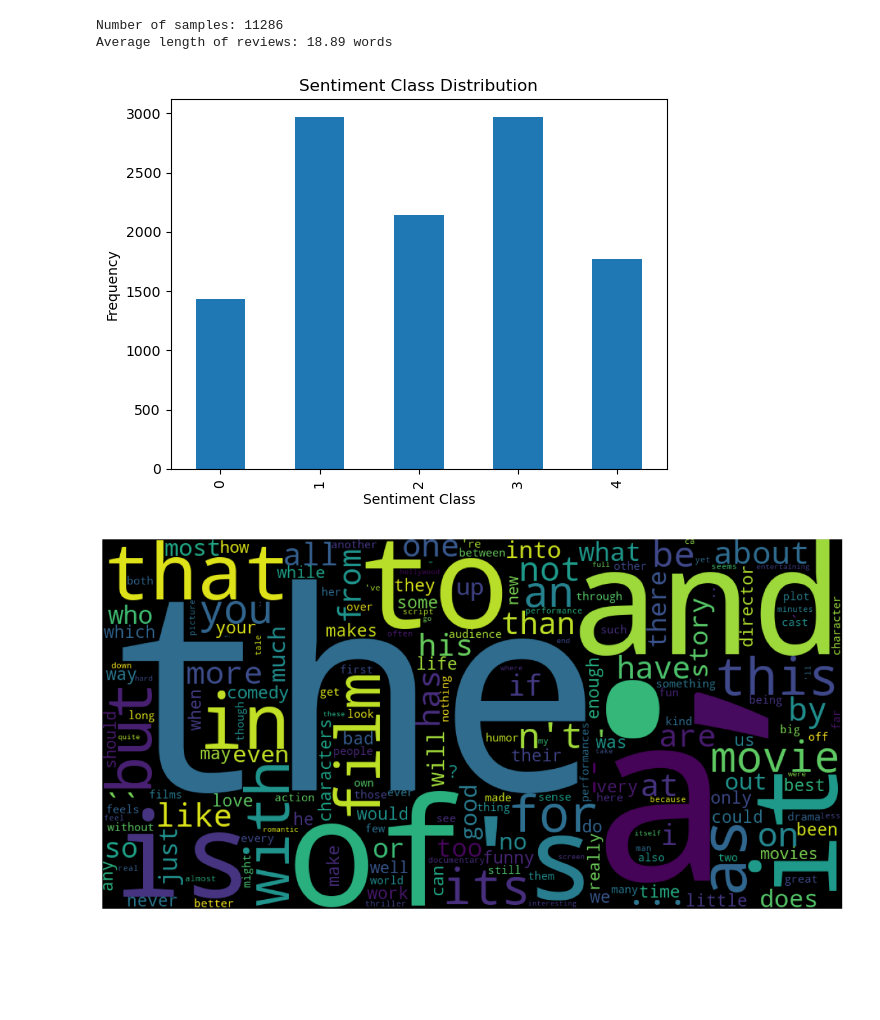
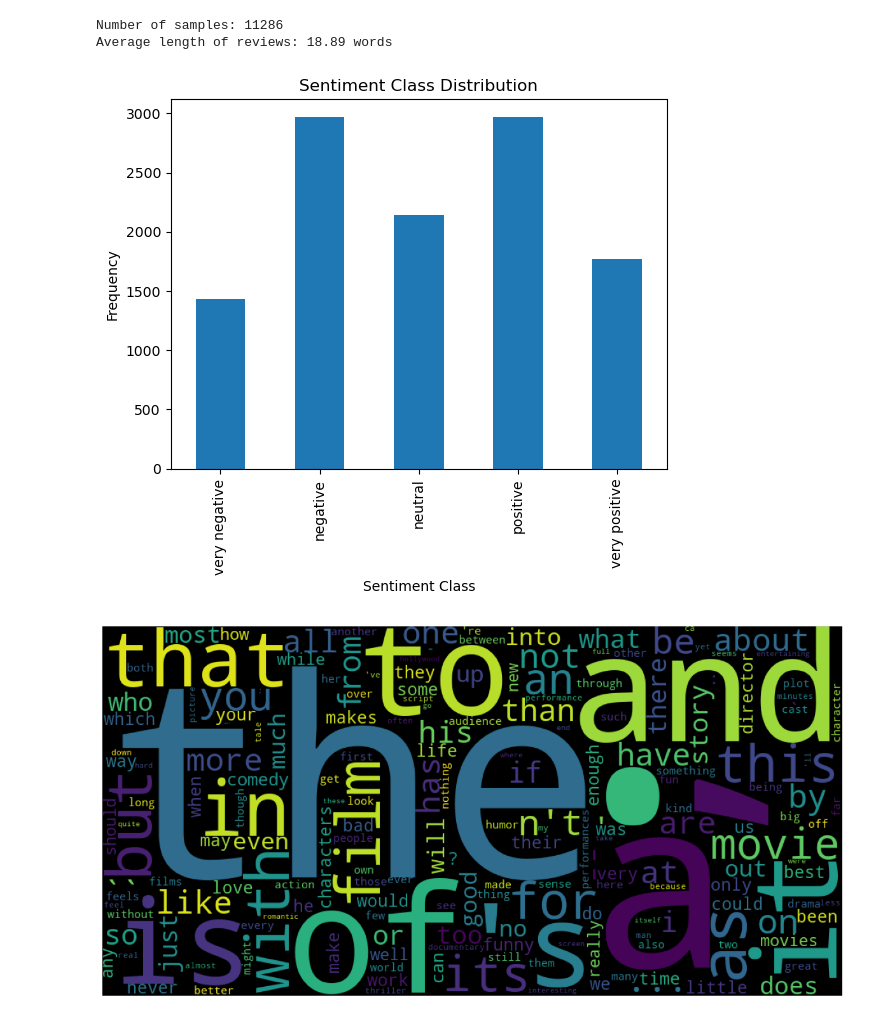
Before and after one commit to DaveS24/RealTime-SentimentAnalyzer, a Jupyter notebook: scripts/data_analysis.ipynb, the cells around one changed output. Saved outputs shown, nothing was run; the diff lists cells and outputs as text; code cells hidden in the pictures; blank space fills up the shorter version.

```diff
--- a/scripts/data_analysis.ipynb
+++ b/scripts/data_analysis.ipynb
@@ -39,13 +39,18 @@ Number of samples: 11286
 Average length of reviews: 18.89 words
 # %%
 # Sentiment Class Distribution
-sentiment_data['sentiment_values'].value_counts().sort_index().plot(kind='bar')
+sentiment_classes = {0: 'very negative', 1: 'negative', 2: 'neutral', 3: 'positive', 4: 'very positive'}
+
+sentiment_counts = sentiment_data['sentiment_values'].value_counts().sort_index()
+sentiment_counts.index = sentiment_counts.index.map(sentiment_classes)
+
+sentiment_counts.plot(kind='bar')
 plt.title('Sentiment Class Distribution')
 plt.xlabel('Sentiment Class')
 plt.ylabel('Frequency')
 plt.show()
 # %% [output]
-[figure, old version]
+[figure, new version]
 # %%
 # Word Cloud
 word_freq = Counter()
```
Also changed, not shown: 6 other files.
